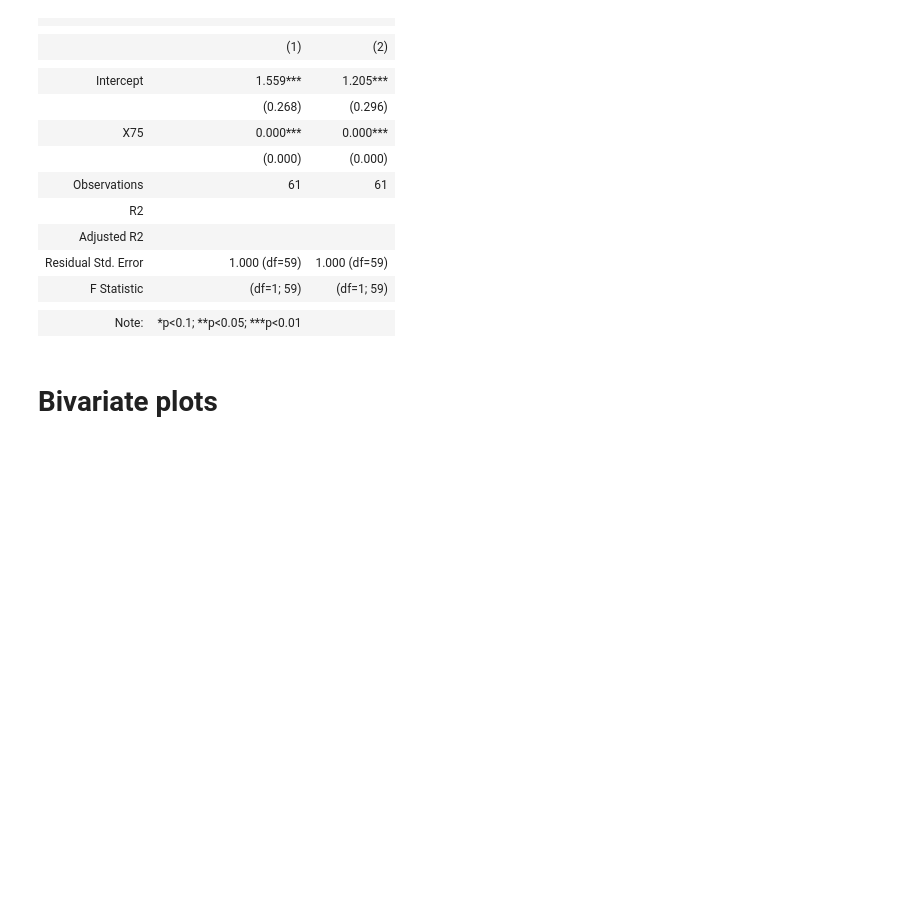
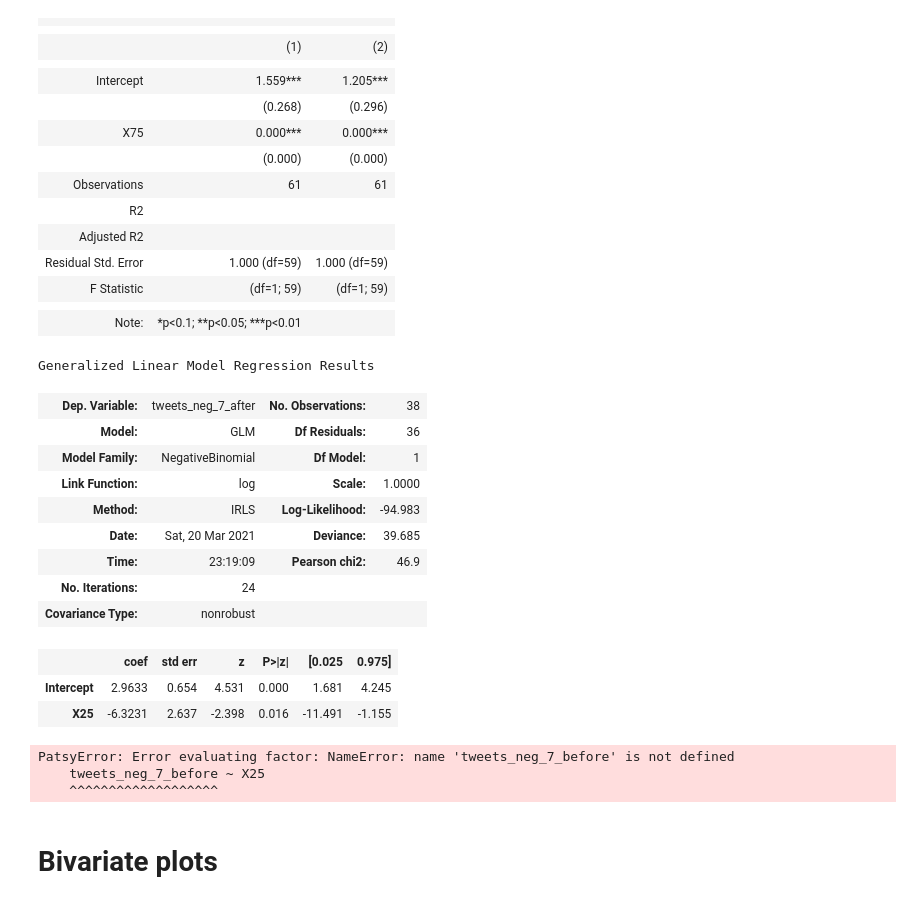
Before and after one commit to PierreMishra/WaterQualityPerceptionMP2020, a Jupyter notebook: Regression III.ipynb, the cells around one changed output. Drawn from its saved outputs; the diff is of its cells as text; code cells hidden in the pictures; blank space fills up the shorter version.

```diff
--- a/Regression III.ipynb
+++ b/Regression III.ipynb
@@ -883,6 +883,29 @@ st
 | F Statistic | (df=1; 59) | (df=1; 59) |
 |  |  |  |
 | Note: | *p<0.1; **p<0.05; ***p<0.01 |  |
+# %%
+# Secchi disk depth
+nb('sd', 'X25', 'tweets_neg_7_after').summary()
+# %% [output]
+Generalized Linear Model Regression Results
+| Dep. Variable: | tweets_neg_7_after | No. Observations: | 38 |
+| Model: | GLM | Df Residuals: | 36 |
+| Model Family: | NegativeBinomial | Df Model: | 1 |
+| Link Function: | log | Scale: | 1.0000 |
+| Method: | IRLS | Log-Likelihood: | -94.983 |
+| Date: | Sat, 20 Mar 2021 | Deviance: | 39.685 |
+| Time: | 23:19:09 | Pearson chi2: | 46.9 |
+| No. Iterations: | 24 |  |  |
+| Covariance Type: | nonrobust |  |  |
+|  | coef | std err | z | P>|z| | [0.025 | 0.975] |
+| Intercept | 2.9633 | 0.654 | 4.531 | 0.000 | 1.681 | 4.245 |
+| X25 | -6.3231 | 2.637 | -2.398 | 0.016 | -11.491 | -1.155 |
+# %%
+nb('sd', 'X25', 'tweets_neg_7_before').summary()
+# %% [output]
+PatsyError: Error evaluating factor: NameError: name 'tweets_neg_7_before' is not defined
+    tweets_neg_7_before ~ X25
+    ^^^^^^^^^^^^^^^^^^^
 # %% [markdown]
 # Bivariate plots
 # %%
```
Also changed, not shown: 1 other file.
